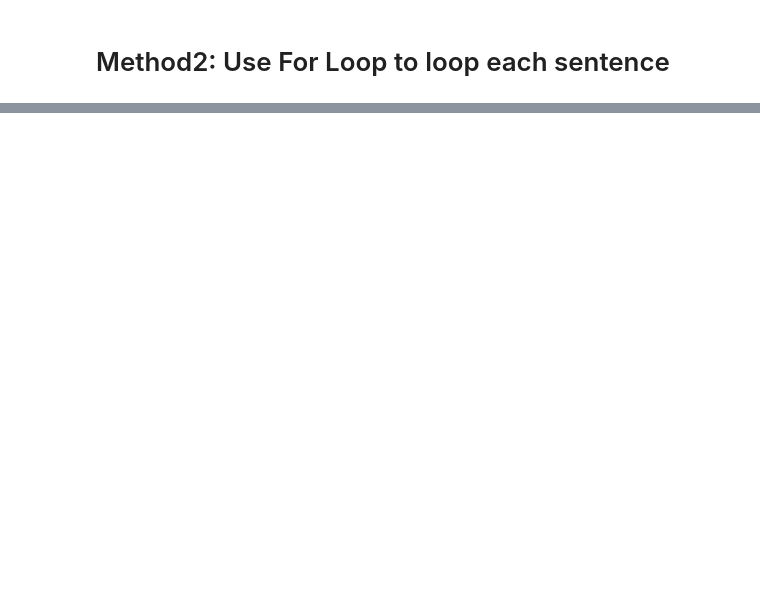
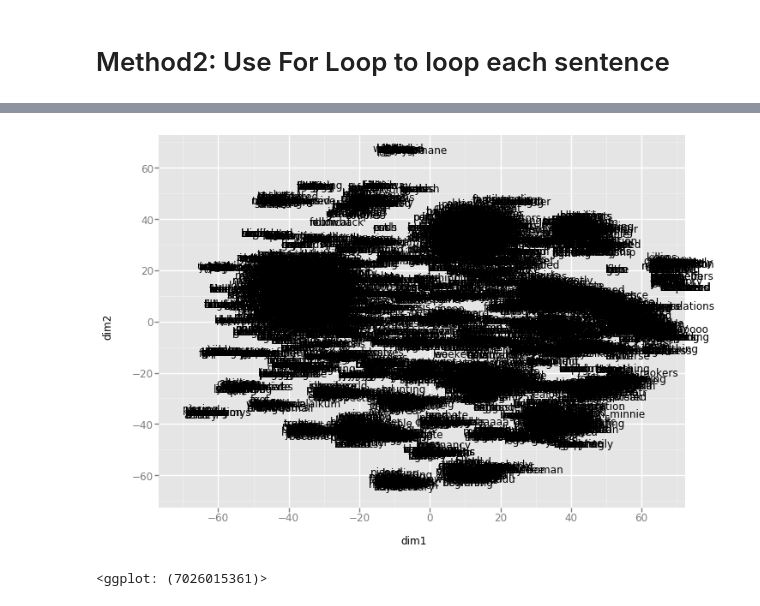
Before and after one commit to Yu-TheTurtle/Applying-TensorFlow-to-predict-emojis-in-Tweets, a Jupyter notebook: Code/Twitter.ipynb, the cells around one changed output, grey strips where cells are left out. Cells and saved outputs as stored; diff of their text form; code cells hidden in the pictures; blank space fills up the shorter version.

```diff
--- a/Code/Twitter.ipynb
+++ b/Code/Twitter.ipynb
@@ -438,0 +375,7 @@ emoji_df
+# %%
+tsne_df['Word'] = emoji_df.index
+ggplot(tsne_df,aes(x='dim1',y='dim2',label = 'Word')) +\
+    geom_text()
+# %% [output]
+[figure, added]
+<ggplot: (7026015361)>
```
Also changed, not shown: parts of 103 cells of this notebook, 1 other file.
